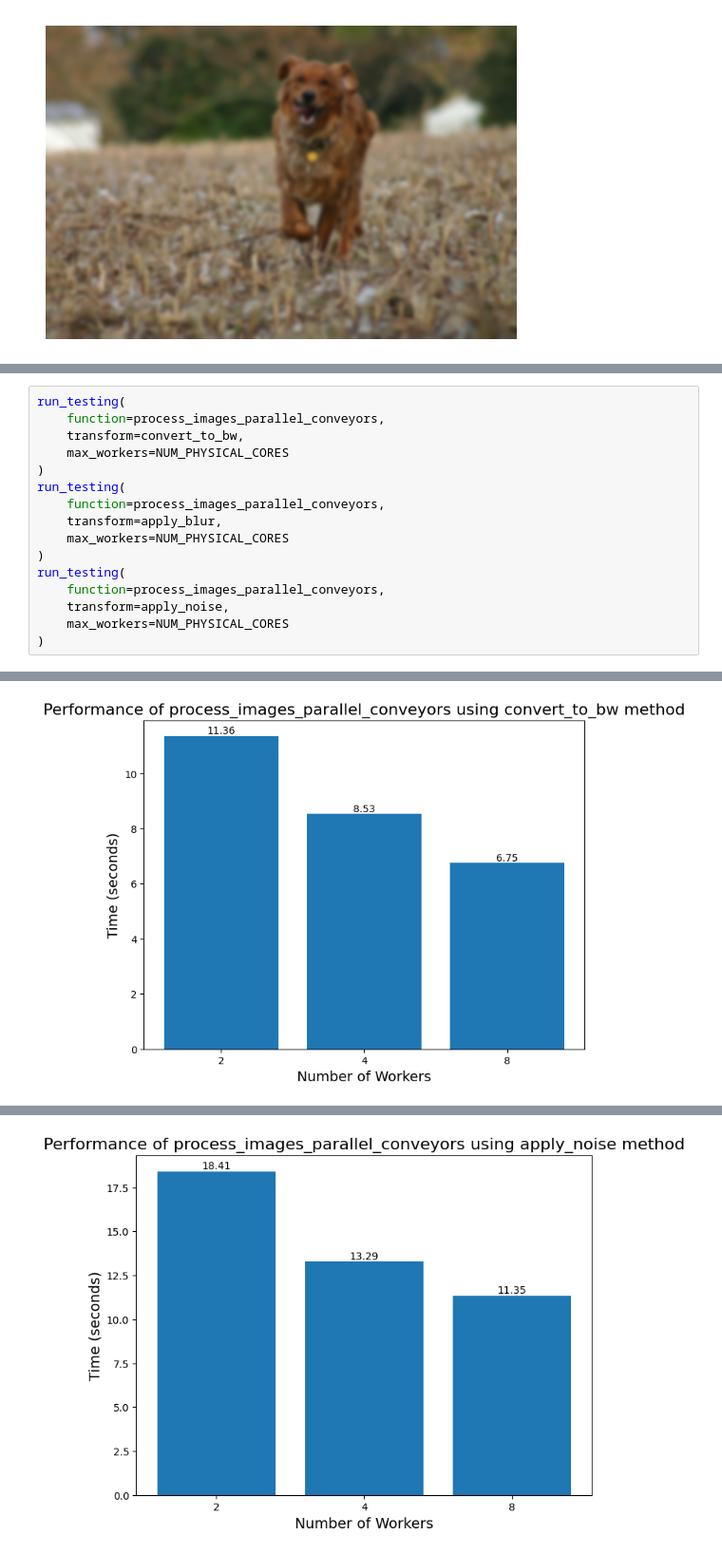
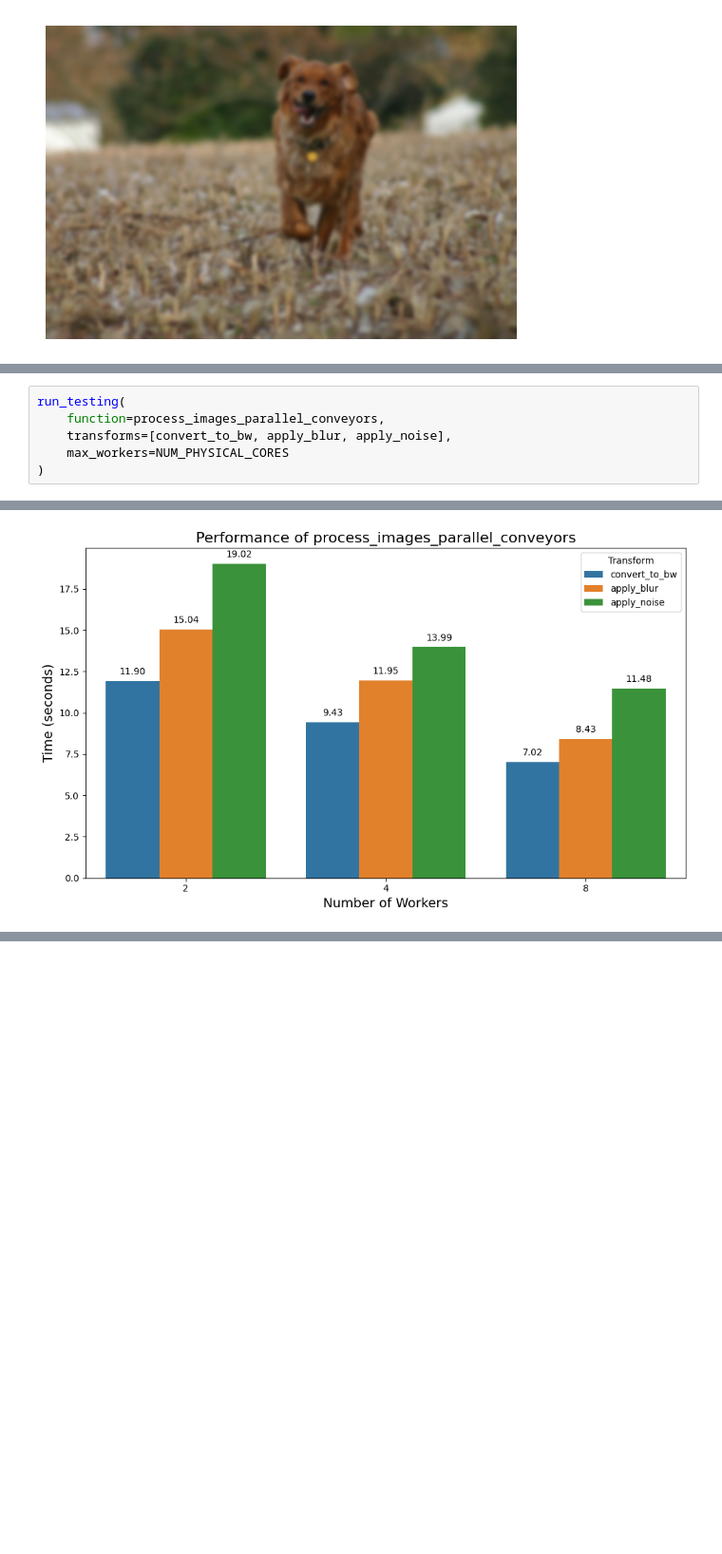
Before and after one commit to robertmackevic/parallel-image-processing, a Jupyter notebook: testing.ipynb, the cells around one changed output, grey strips where cells are left out. Shown at 95% size. Drawn from its saved outputs; the diff is of its cells as text; blank space fills up the shorter version.

```diff
--- a/testing.ipynb
+++ b/testing.ipynb
@@ -132,17 +104,7 @@ Function process_images_parallel_pooled with args ['ProcessPoolExecutor', 'apply
 # %%
 run_testing(
     function=process_images_parallel_conveyors,
-    transform=convert_to_bw,
+    transforms=[convert_to_bw, apply_blur, apply_noise],
     max_workers=NUM_PHYSICAL_CORES
 )
-run_testing(
-    function=process_images_parallel_conveyors,
-    transform=apply_blur,
-    max_workers=NUM_PHYSICAL_CORES
-)
-run_testing(
-    function=process_images_parallel_conveyors,
-    transform=apply_noise,
-    max_workers=NUM_PHYSICAL_CORES
-)
 # %% [output]
@@ -152 +120 @@ Function process_images_parallel_conveyors with args ['convert_to_bw'] took 6.75
-[figure, old version]
+[figure, new version]
@@ -160 +120,0 @@ Function process_images_parallel_conveyors with args ['apply_noise'] took 11.346
-[figure, removed]
```
Also changed, not shown: parts of 5 cells of this notebook, 2 other files.
